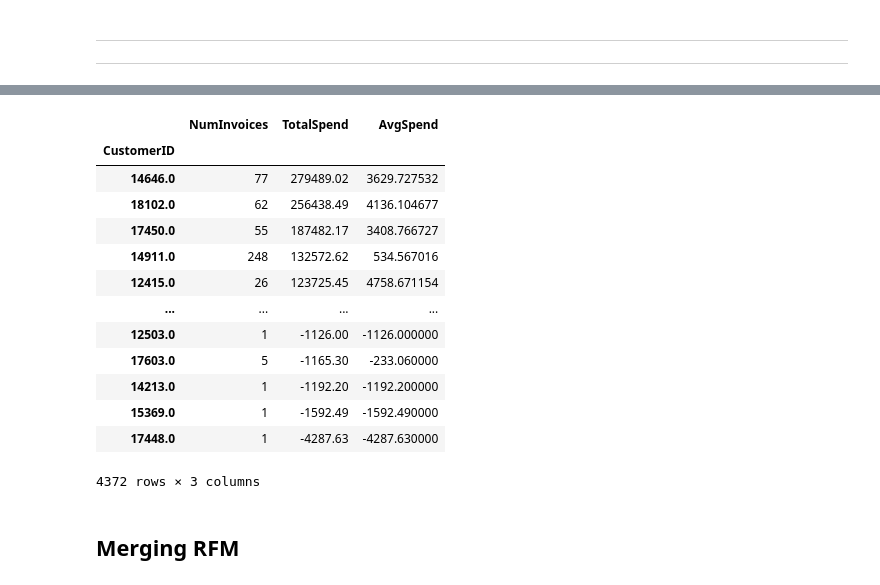
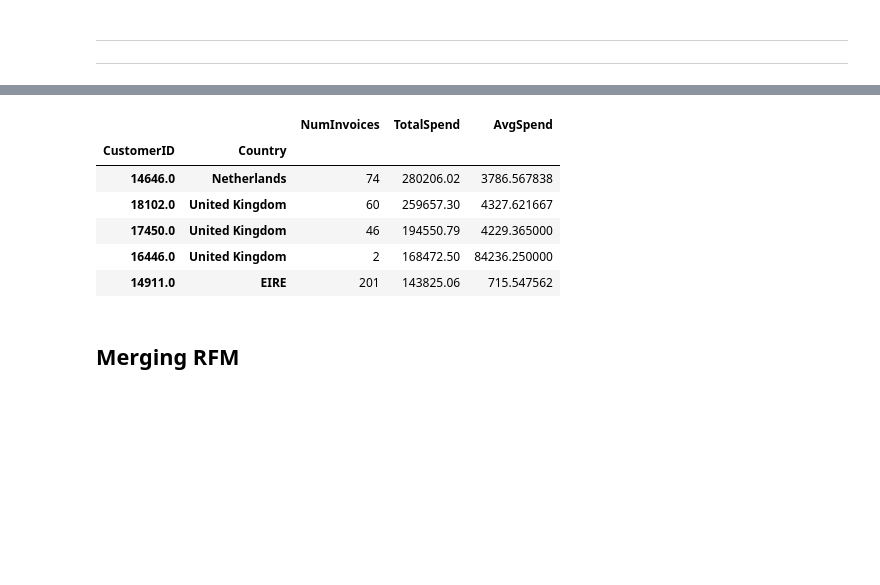
Before and after one commit to curtishiga/Online_Retail, a Jupyter notebook: Analysis.ipynb, the cells around one changed output, grey strips where cells are left out. Cells and saved outputs as stored; diff of their text form; code cells hidden in the pictures; blank space fills up the shorter version.

```diff
--- a/Analysis.ipynb
+++ b/Analysis.ipynb
@@ -21,3 +27,6 @@ data.head(5)
+# %%
+# Take out invoices with negative quantities
+data_filtered = data[data['Quantity'] >= 0]
 # %% [markdown]
 ___
 ___
@@ -139,5 +119,6 @@ data
 # %%
-customer_total_spent = data.groupby('CustomerID')\
+# Calculate the total amount spent per customer
+customer_total_spent = data_filtered.groupby(['CustomerID','Country'])\
                         [['InvoiceNo','TotalPrice']]\
                         .agg({'InvoiceNo':'nunique',
                               'TotalPrice':'sum'})\
@@ -150,21 +132,14 @@ customer_total_spent = data.groupby('CustomerID')\
 customer_total_spent['AvgSpend'] = customer_total_spent['TotalSpend']/customer_total_spent['NumInvoices']
 # %%
-customer_total_spent
+customer_total_spent.head()
 # %% [output]
-|  | NumInvoices | TotalSpend | AvgSpend |
-| CustomerID |  |  |  |
-| 14646.0 | 77 | 279489.02 | 3629.727532 |
-| 18102.0 | 62 | 256438.49 | 4136.104677 |
-| 17450.0 | 55 | 187482.17 | 3408.766727 |
-| 14911.0 | 248 | 132572.62 | 534.567016 |
-| 12415.0 | 26 | 123725.45 | 4758.671154 |
-| ... | ... | ... | ... |
-| 12503.0 | 1 | -1126.00 | -1126.000000 |
-| 17603.0 | 5 | -1165.30 | -233.060000 |
-| 14213.0 | 1 | -1192.20 | -1192.200000 |
-| 15369.0 | 1 | -1592.49 | -1592.490000 |
-| 17448.0 | 1 | -4287.63 | -4287.630000 |
+|  |  | NumInvoices | TotalSpend | AvgSpend |
+| CustomerID | Country |  |  |  |
+| 14646.0 | Netherlands | 74 | 280206.02 | 3786.567838 |
+| 18102.0 | United Kingdom | 60 | 259657.30 | 4327.621667 |
+| 17450.0 | United Kingdom | 46 | 194550.79 | 4229.365000 |
+| 16446.0 | United Kingdom | 2 | 168472.50 | 84236.250000 |
+| 14911.0 | EIRE | 201 | 143825.06 | 715.547562 |
-4372 rows × 3 columns
 # %% [markdown]
 ## Merging RFM
 # %%
```
Also changed, not shown: parts of 88 cells of this notebook, 1 other file.
